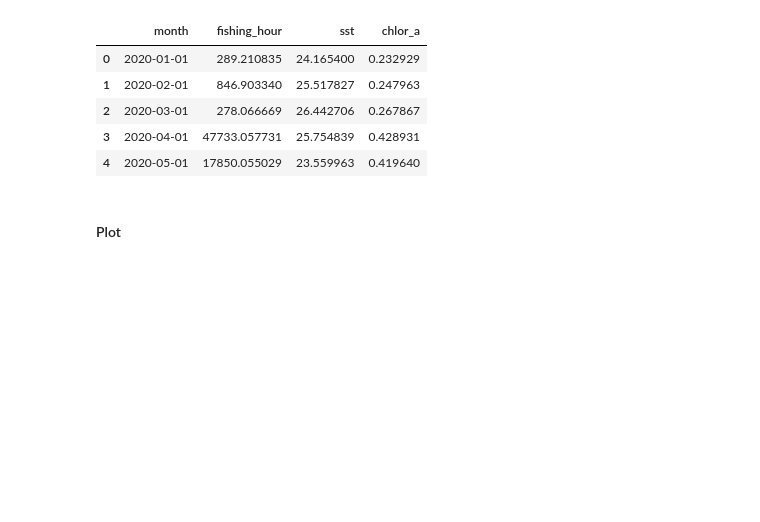
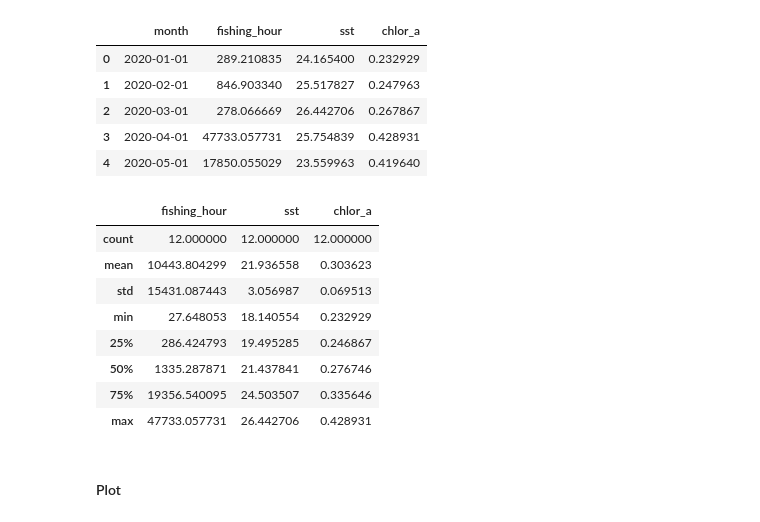
Before and after one commit to envgp/taking_the_pulse_ocean, a Jupyter notebook: notebooks/pulse_ocean.ipynb, the cells around one changed output. Saved outputs shown, nothing was run; the diff lists cells and outputs as text; code cells hidden in the pictures; blank space fills up the shorter version.

```diff
--- a/notebooks/pulse_ocean.ipynb
+++ b/notebooks/pulse_ocean.ipynb
@@ -359,6 +372,18 @@ summary.head()
 | 2 | 2020-03-01 | 278.066669 | 26.442706 | 0.267867 |
 | 3 | 2020-04-01 | 47733.057731 | 25.754839 | 0.428931 |
 | 4 | 2020-05-01 | 17850.055029 | 23.559963 | 0.419640 |
+# %%
+summary.describe()
+# %% [output]
+|  | fishing_hour | sst | chlor_a |
+| count | 12.000000 | 12.000000 | 12.000000 |
+| mean | 10443.804299 | 21.936558 | 0.303623 |
+| std | 15431.087443 | 3.056987 | 0.069513 |
+| min | 27.648053 | 18.140554 | 0.232929 |
+| 25% | 286.424793 | 19.495285 | 0.246867 |
+| 50% | 1335.287871 | 21.437841 | 0.276746 |
+| 75% | 19356.540095 | 24.503507 | 0.335646 |
+| max | 47733.057731 | 26.442706 | 0.428931 |
 # %% [markdown]
 #### Plot
 # %%
```
Also changed, not shown: parts of 11 cells of this notebook.
